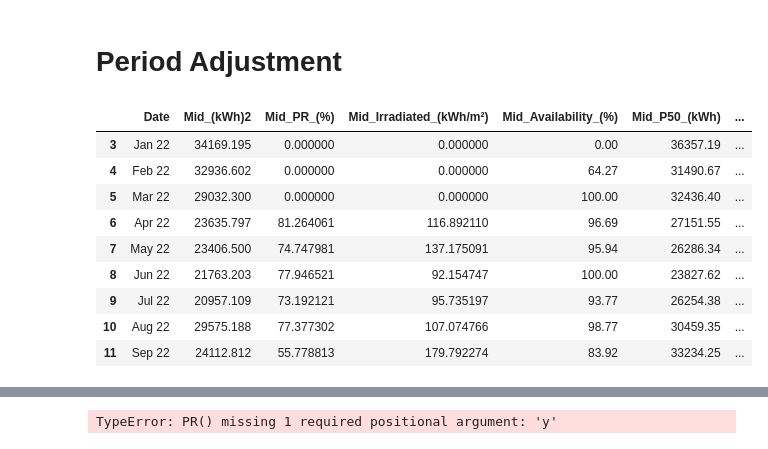
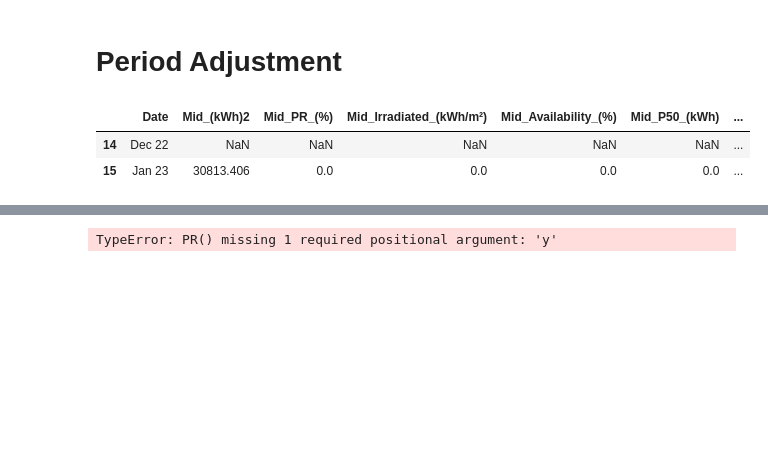
Before and after one commit to mutali57/jupyter-reporting, a Jupyter notebook: MonthlyReport.ipynb, the cells around one changed output, grey strips where cells are left out. Saved outputs shown, nothing was run; the diff lists cells and outputs as text; code cells hidden in the pictures; blank space fills up the shorter version.

```diff
--- a/MonthlyReport.ipynb
+++ b/MonthlyReport.ipynb
@@ -51,7 +51,7 @@ HigDF=df[['Date','Hig_Energy_produced_(kWh)2', 'Hig_PR_(%)','Hig_Energy_Irradiat
           ,'Hig_P50_(kWh)', 'Hig_estimatedPOA','Hig_PRP50','Hig_W kWh',
           'HIG_Total_(ZAR)','Forecast_HIG_Total_ZAR3','Hig_Availability']]
 #VerDF = df[['Date', 'Verg_Energy_(kWh)', 'Verg_PR_(%)', 'Verg_Irradiated_(kWh/m²)', 'Verg_Availability_(%)', 'Verg_P50_(kWh)','Verg_estimatedPOA', 'Verg_PRP50']]
-month=str(datetime.datetime.now().month-2
+month=str(datetime.datetime.now().month-1
          )
 
 #df.describe()
@@ -105,39 +105,35 @@ memory usage: 16.2 KB
 # %% [markdown]
 # Period Adjustment
 # %%
-VerDF=VerDF[(VerDF['Date'] >= '2022-01-01') & (VerDF['Date'] <= '2022-0'+month+'-01')]
-MidDF=MidDF[(MidDF['Date'] >= '2022-01-01') & (MidDF['Date'] <= '2022-0'+month+'-01')]
-DurDF=DurDF[(DurDF['Date'] >= '2022-01-01') & (DurDF['Date'] <= '2022-0'+month+'-01')]
-HerDF=HerDF[(HerDF['Date'] >= '2022-03-01') & (HerDF['Date'] <= '2022-0'+month+'-01')]
-HigDF=HigDF[(HigDF['Date'] >= '2022-04-01') & (HigDF['Date'] <= '2022-0'+month+'-01')]
+date_start='2022-12-01'
+date_end='2023-0'+month+'-01'
+
+VerDF=VerDF[(VerDF['Date'] >= date_start) & (VerDF['Date'] <= date_end)]
+MidDF=MidDF[(MidDF['Date'] >= date_start) & (MidDF['Date'] <= date_end)]
+DurDF=DurDF[(DurDF['Date'] >= date_start) & (DurDF['Date'] <= date_end)]
+HerDF=HerDF[(HerDF['Date'] >= date_start) & (HerDF['Date'] <= date_end)]
+HigDF=HigDF[(HigDF['Date'] >= date_start) & (HigDF['Date'] <= date_end)]
 VerDF
 MidDF
 
 #VerDF=VerDF[(VerDF['Date'] >= '2022-04-01') & (VerDF['Date'] <= '2022-0'+month+'-01')]
 #MidDF=MidDF[(MidDF['Date'] >= '2022-04-01') & (MidDF['Date'] <= '2022-0'+month+'-01')]
 #DurDF=DurDF[(DurDF['Date'] >= '2022-04-01') & (DurDF['Date'] <= '2022-0'+month+'-01')]
 #HerDF=HerDF[(HerDF['Date'] >= '2022-04-01') & (HerDF['Date'] <= '2022-0'+month+'-01')]
 #HigDF=HigDF[(HigDF['Date'] >= '2022-04-01') & (HigDF['Date'] <= '2022-0'+month+'-01')]
 
 
 VerDF['Date']= VerDF['Date'].dt.strftime('%b %y')
 MidDF['Date']= MidDF['Date'].dt. strftime('%b %y')
 HigDF['Date']= HigDF['Date'].dt. strftime('%b %y')
 HerDF['Date']= HerDF['Date'].dt. strftime('%b %y')
 DurDF['Date']= DurDF['Date'].dt. strftime('%b %y')
 #VerDF
 MidDF
 # %% [output]
 |  | Date | Mid_(kWh)2 | Mid_PR_(%) | Mid_Irradiated_(kWh/m²) | Mid_Availability_(%) | Mid_P50_(kWh) | ... |
-| 3 | Jan 22 | 34169.195 | 0.000000 | 0.000000 | 0.00 | 36357.19 | ... |
-| 4 | Feb 22 | 32936.602 | 0.000000 | 0.000000 | 64.27 | 31490.67 | ... |
-| 5 | Mar 22 | 29032.300 | 0.000000 | 0.000000 | 100.00 | 32436.40 | ... |
-| 6 | Apr 22 | 23635.797 | 81.264061 | 116.892110 | 96.69 | 27151.55 | ... |
-| 7 | May 22 | 23406.500 | 74.747981 | 137.175091 | 95.94 | 26286.34 | ... |
-| 8 | Jun 22 | 21763.203 | 77.946521 | 92.154747 | 100.00 | 23827.62 | ... |
-| 9 | Jul 22 | 20957.109 | 73.192121 | 95.735197 | 93.77 | 26254.38 | ... |
-| 10 | Aug 22 | 29575.188 | 77.377302 | 107.074766 | 98.77 | 30459.35 | ... |
-| 11 | Sep 22 | 24112.812 | 55.778813 | 179.792274 | 83.92 | 33234.25 | ... |
+| 14 | Dec 22 | NaN | NaN | NaN | NaN | NaN | ... |
+| 15 | Jan 23 | 30813.406 | 0.0 | 0.0 | 0.0 | 0.0 | ... |
 # %%
 
 # Define Data
```
Also changed, not shown: parts of 2 cells of this notebook, 12 other files.
